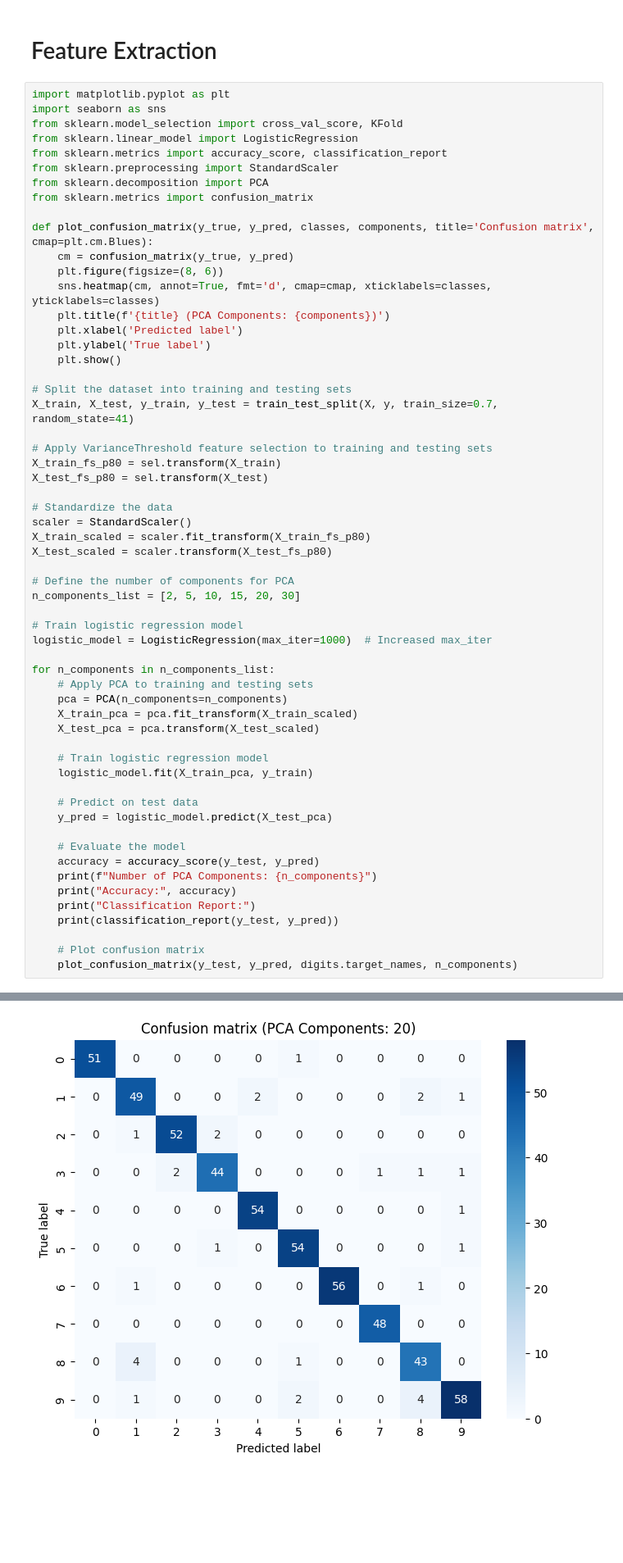
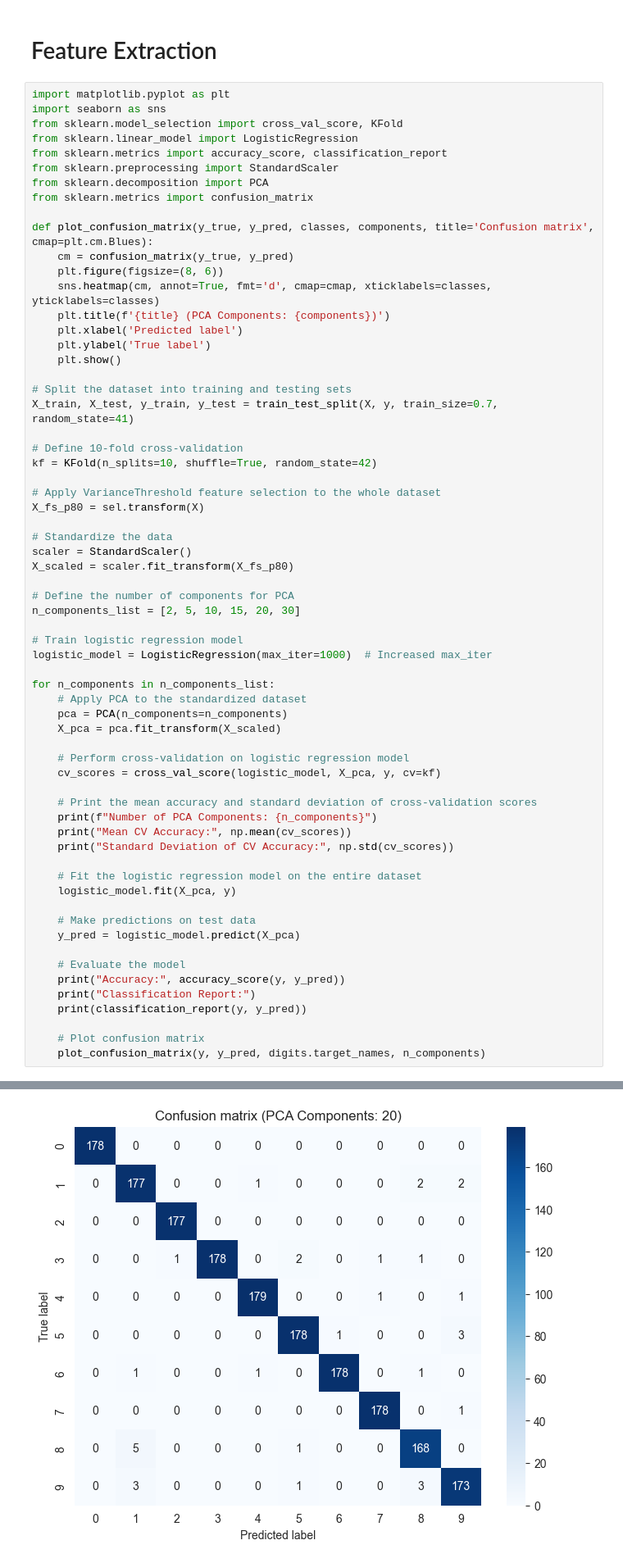
Before and after one commit to lior199707/ML_Classification, a Jupyter notebook: Project/Itay.ipynb, the cells around one changed output, grey strips where cells are left out. Shown: that part at 82% size. Drawn from its saved outputs; the diff is of its cells as text; blank space fills up the shorter version.

Commit message:
10-folds cross validation

```diff
--- a/Project/Itay.ipynb
+++ b/Project/Itay.ipynb
@@ -130,14 +130,15 @@ def plot_confusion_matrix(y_true, y_pred, classes, components, title='Confusion
 # Split the dataset into training and testing sets
 X_train, X_test, y_train, y_test = train_test_split(X, y, train_size=0.7, random_state=41)
 
-# Apply VarianceThreshold feature selection to training and testing sets
-X_train_fs_p80 = sel.transform(X_train)
-X_test_fs_p80 = sel.transform(X_test)
+# Define 10-fold cross-validation
+kf = KFold(n_splits=10, shuffle=True, random_state=42)
+
+# Apply VarianceThreshold feature selection to the whole dataset
+X_fs_p80 = sel.transform(X)
 
 # Standardize the data
 scaler = StandardScaler()
-X_train_scaled = scaler.fit_transform(X_train_fs_p80)
-X_test_scaled = scaler.transform(X_test_fs_p80)
+X_scaled = scaler.fit_transform(X_fs_p80)
 
 # Define the number of components for PCA
 n_components_list = [2, 5, 10, 15, 20, 30]
@@ -146,25 +147,30 @@ n_components_list = [2, 5, 10, 15, 20, 30]
 logistic_model = LogisticRegression(max_iter=1000)  # Increased max_iter
 
 for n_components in n_components_list:
-    # Apply PCA to training and testing sets
+    # Apply PCA to the standardized dataset
     pca = PCA(n_components=n_components)
-    X_train_pca = pca.fit_transform(X_train_scaled)
-    X_test_pca = pca.transform(X_test_scaled)
+    X_pca = pca.fit_transform(X_scaled)
 
-    # Train logistic regression model
-    logistic_model.fit(X_train_pca, y_train)
+    # Perform cross-validation on logistic regression model
+    cv_scores = cross_val_score(logistic_model, X_pca, y, cv=kf)
 
-    # Predict on test data
-    y_pred = logistic_model.predict(X_test_pca)
+    # Print the mean accuracy and standard deviation of cross-validation scores
+    print(f"Number of PCA Components: {n_components}")
+    print("Mean CV Accuracy:", np.mean(cv_scores))
+    print("Standard Deviation of CV Accuracy:", np.std(cv_scores))
+
+    # Fit the logistic regression model on the entire dataset
+    logistic_model.fit(X_pca, y)
+
+    # Make predictions on test data
+    y_pred = logistic_model.predict(X_pca)
 
     # Evaluate the model
-    accuracy = accuracy_score(y_test, y_pred)
-    print(f"Number of PCA Components: {n_components}")
-    print("Accuracy:", accuracy)
+    print("Accuracy:", accuracy_score(y, y_pred))
     print("Classification Report:")
-    print(classification_report(y_test, y_pred))
+    print(classification_report(y, y_pred))
 
     # Plot confusion matrix
-    plot_confusion_matrix(y_test, y_pred, digits.target_names, n_components)
+    plot_confusion_matrix(y, y_pred, digits.target_names, n_components)
 # %% [output]
 Number of PCA Components: 2
@@ -269,2 +265,2 @@ weighted avg       0.94      0.94      0.94       540
-[figure, old version]
+[figure, new version]
 Number of PCA Components: 30
```
Also changed, not shown: parts of 3 cells of this notebook.
